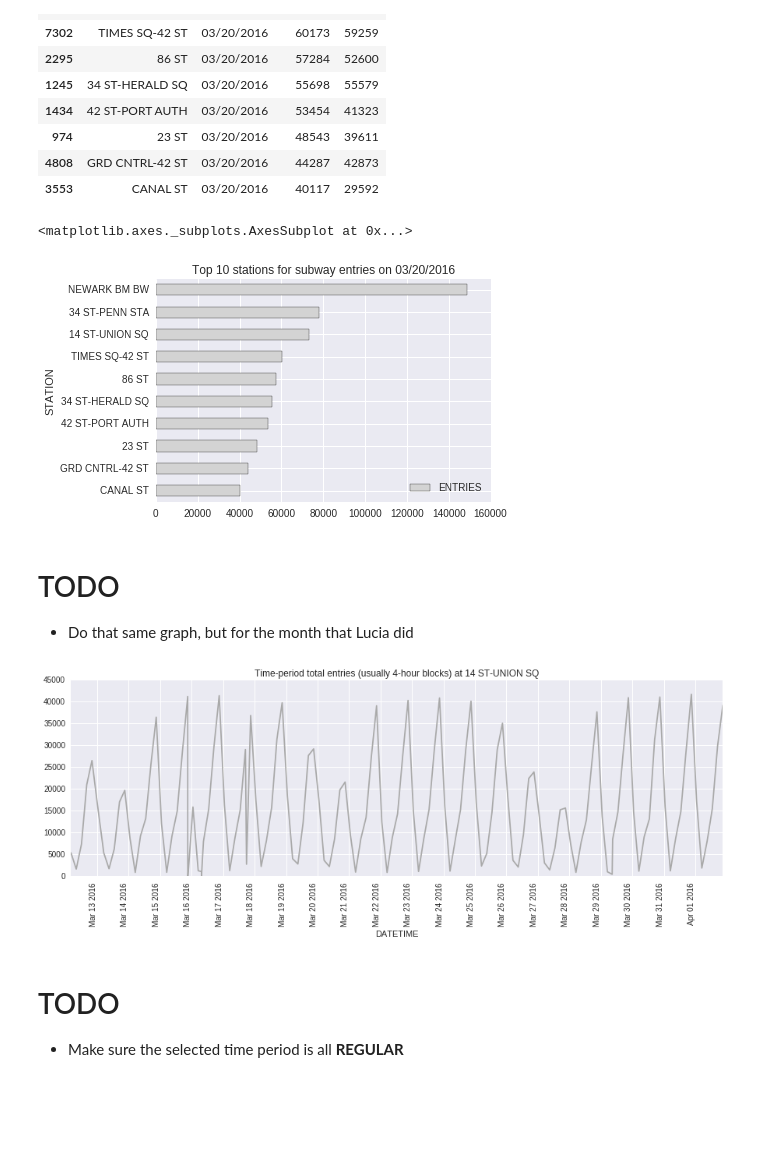
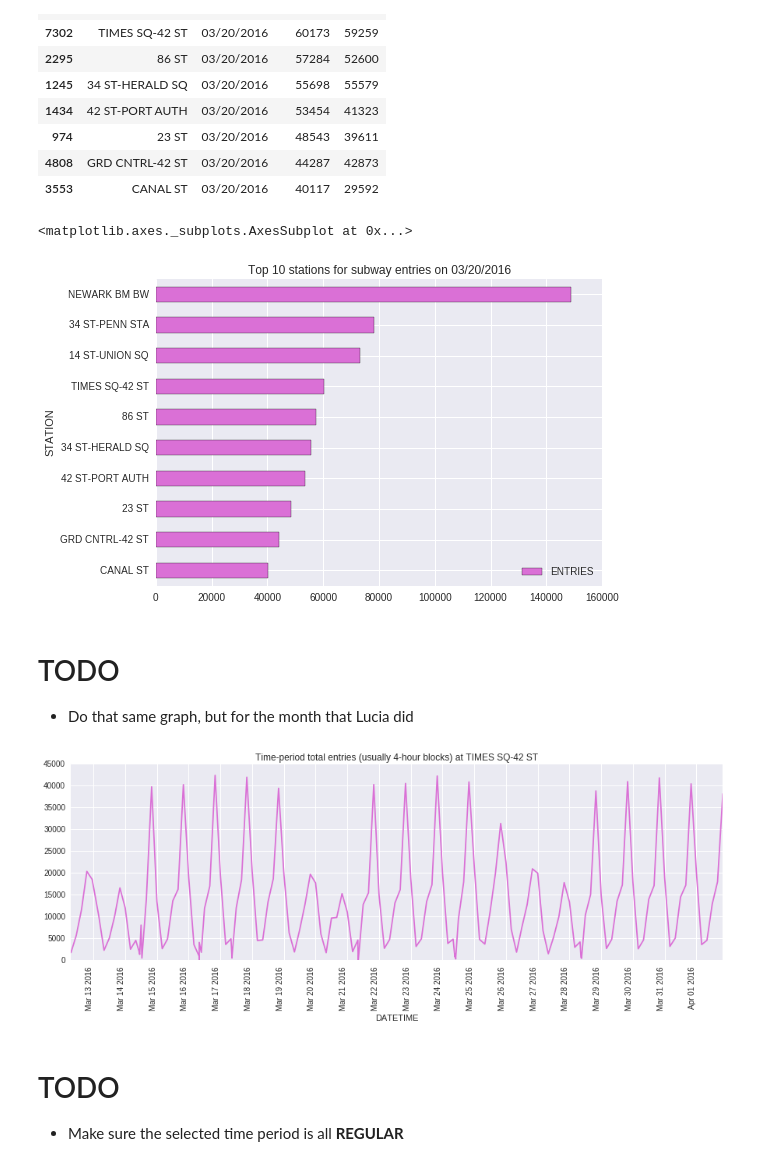
Before and after one commit to IanLondon/MTA-analysis, a Jupyter notebook: ian-benson-pandas.ipynb, the cells around one changed output. Saved outputs shown, nothing was run; the diff lists cells and outputs as text; code cells hidden in the pictures; blank space fills up the shorter version.

Commit message:
time resampling jawn

```diff
--- a/ian-benson-pandas.ipynb
+++ b/ian-benson-pandas.ipynb
@@ -255,18 +276,18 @@ top_daily_entries
 # %%
 # for some reason you have to make ascending=True to make barh in descending order...
 top_daily_entries.sort_values(by='ENTRIES', ascending=True).plot.barh(x='STATION',
     y='ENTRIES',
     title='Top 10 stations for subway entries on %s' % date_of_interest,
-    color='lightgrey',
+    color='orchid',
     legend=True)
 # %% [output]
 <matplotlib.axes._subplots.AxesSubplot at 0x...>
-[figure, old version]
+[figure, new version]
 # %% [markdown]
 # TODO
 * Do that same graph, but for the month that Lucia did
 # %%
-station_of_interest = '14 ST-UNION SQ'
+station_of_interest = 'TIMES SQ-42 ST'
 
 fig, ax = plt.subplots(figsize=[15,5])
 
@@ -275,7 +296,7 @@ station_period_totals[station_period_totals['STATION'] == station_of_interest][[
     x='DATETIME',
     y='ENTRIES',
     legend=False,
-    color='darkgrey',
+    color='orchid',
     rot=90,
     ax=ax)
 
@@ -283,7 +304,7 @@ ax.xaxis.set_major_locator(ticker.MultipleLocator(1))
 
 plt.show()
 # %% [output]
-[figure, old version]
+[figure, new version]
 # %% [markdown]
 # TODO
 * Make sure the selected time period is all **REGULAR**
```
Also changed, not shown: parts of 15 cells of this notebook, 1 other file.
